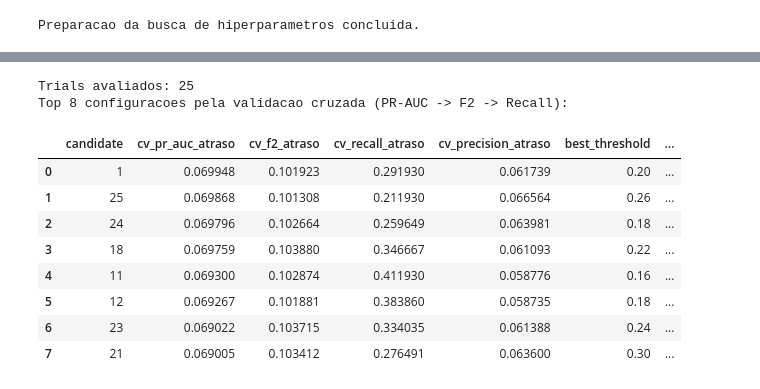
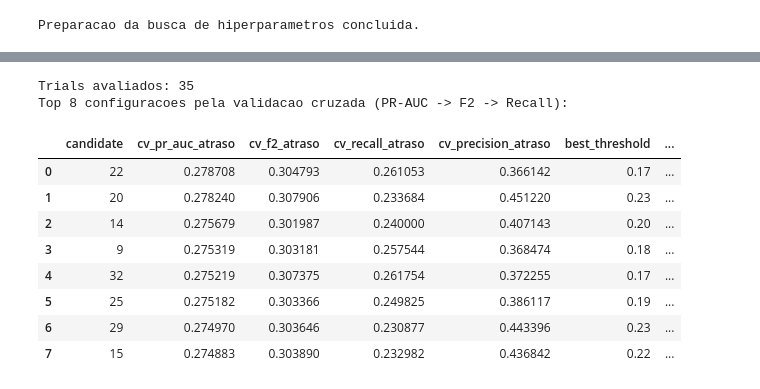
Before and after one commit to Last-Mile-Optimization/backend, a Jupyter notebook: modelo/split-temporal/XGBoost_temporal_split.ipynb, the cells around one changed output, grey strips where cells are left out. Drawn from its saved outputs; the diff is of its cells as text; code cells hidden in the pictures.

```diff
--- a/modelo/split-temporal/XGBoost_temporal_split.ipynb
+++ b/modelo/split-temporal/XGBoost_temporal_split.ipynb
@@ -200,10 +244,10 @@ def metricas_gerais(y_true, y_pred, y_proba):
     }
 
 # Configuracao do Optuna para busca de hiperparametros.
-n_trials = 25
+n_trials = 35
 study_seed = 42
 cv_tune = TimeSeriesSplit(n_splits=3)
-threshold_grid_tune = np.arange(0.10, 0.91, 0.02)
+threshold_grid_tune = np.arange(0.02, 0.30, 0.01)
 
 # Vetor binario: 1 = atraso, 0 = nao atraso.
 y_train_atraso = y_train.values
@@ -220,32 +264,52 @@ study_name = "xgb_temporal_split"
 
 def objective(trial):
     params = {
-        "n_estimators": trial.suggest_int("n_estimators", 250, 600, step=50),
-        "max_depth": trial.suggest_int("max_depth", 3, 8),
-        "learning_rate": trial.suggest_float("learning_rate", 0.01, 0.05),
-        "subsample": trial.suggest_float("subsample", 0.7, 0.9),
-        "colsample_bytree": trial.suggest_float("colsample_bytree", 0.7, 0.9),
-        "min_child_weight": trial.suggest_int("min_child_weight", 3, 9, step=2),
-        "gamma": trial.suggest_float("gamma", 0.0, 0.2),
-        "reg_alpha": trial.suggest_float("reg_alpha", 0.0, 0.3),
-        "reg_lambda": trial.suggest_float("reg_lambda", 2.0, 5.0),
-        "scale_pos_weight": scale_pos_weight,
+        # Menos árvores para evitar a memorização a longo prazo
+        "n_estimators": trial.suggest_int("n_estimators", 100, 300, step=50),
+
+        # Árvores MUITO rasas (o padrão do XGBoost é 6, vamos limitar a 4)
+        "max_depth": trial.suggest_int("max_depth", 2, 4),
+
+        # Taxa de aprendizado mais conservadora
+        "learning_rate": trial.suggest_float("learning_rate", 0.01, 0.1),
+
+        # Efeito Random Forest (usa apenas uma % das colunas e linhas por árvore)
+        "subsample": trial.suggest_float("subsample", 0.5, 0.8),
+        "colsample_bytree": trial.suggest_float("colsample_bytree", 0.5, 0.8),
+
+        # REGULARIZAÇÃO PESADA: Exige que o nó tenha "muito peso" para ser criado
+        "min_child_weight": trial.suggest_int("min_child_weight", 10, 50),
+
+        # Poda agressiva: Só divide a árvore se a redução de erro for muito boa
+        "gamma": trial.suggest_float("gamma", 1.0, 5.0),
+
+        # Penalidades matemáticas para pesos muito grandes
+        "reg_alpha": trial.suggest_float("reg_alpha", 0.5, 5.0),
+        "reg_lambda": trial.suggest_float("reg_lambda", 2.0, 10.0)
     }
-
     oof_proba_atraso = np.zeros(len(y_train), dtype=float)
 
     for fold, (tr_idx, va_idx) in enumerate(cv_tune.split(X_train, y_train), start=1):
+        # 1. Extraímos também o y correspondente à validação
         X_tr, X_va = X_train.iloc[tr_idx], X_train.iloc[va_idx]
-        y_tr = y_train.iloc[tr_idx]
+        y_tr, y_va = y_train.iloc[tr_idx], y_train.iloc[va_idx]
 
+        # 2. Ajustamos os parâmetros do modelo (padrão para XGBoost >= 1.6)
         mdl = XGBClassifier(
             objective="binary:logistic",
-            eval_metric="logloss",
+            eval_metric="aucpr", # Alterado para focar na Curva Precision-Recall
+            early_stopping_rounds=50, # Para o treinamento se o aucpr não melhorar por 50 rodadas
             random_state=1000 + trial.number * 10 + fold,
             n_jobs=-1,
             **params,
         )
-        mdl.fit(X_tr, y_tr)
+
+        # 3. Passamos os dados de validação através do eval_set
+        mdl.fit(
+            X_tr, y_tr,
+            eval_set=[(X_va, y_va)],
+            verbose=False # Desativado para não poluir o terminal durante a busca de hiperparâmetros
+        )
 
         # Probabilidade de atraso = classe positiva (1).
         proba_atraso_va = mdl.predict_proba(X_va)[:, 1]
@@ -342,12 +406,12 @@ print(f"Comando dashboard: optuna-dashboard {study_storage} --port 8080")
-Trials avaliados: 25
+Trials avaliados: 35
 Top 8 configuracoes pela validacao cruzada (PR-AUC -> F2 -> Recall):
 |  | candidate | cv_pr_auc_atraso | cv_f2_atraso | cv_recall_atraso | cv_precision_atraso | best_threshold | ... |
-| 0 | 1 | 0.069948 | 0.101923 | 0.291930 | 0.061739 | 0.20 | ... |
-| 1 | 25 | 0.069868 | 0.101308 | 0.211930 | 0.066564 | 0.26 | ... |
-| 2 | 24 | 0.069796 | 0.102664 | 0.259649 | 0.063981 | 0.18 | ... |
-| 3 | 18 | 0.069759 | 0.103880 | 0.346667 | 0.061093 | 0.22 | ... |
-| 4 | 11 | 0.069300 | 0.102874 | 0.411930 | 0.058776 | 0.16 | ... |
-| 5 | 12 | 0.069267 | 0.101881 | 0.383860 | 0.058735 | 0.18 | ... |
-| 6 | 23 | 0.069022 | 0.103715 | 0.334035 | 0.061388 | 0.24 | ... |
-| 7 | 21 | 0.069005 | 0.103412 | 0.276491 | 0.063600 | 0.30 | ... |
+| 0 | 22 | 0.278708 | 0.304793 | 0.261053 | 0.366142 | 0.17 | ... |
+| 1 | 20 | 0.278240 | 0.307906 | 0.233684 | 0.451220 | 0.23 | ... |
+| 2 | 14 | 0.275679 | 0.301987 | 0.240000 | 0.407143 | 0.20 | ... |
+| 3 | 9 | 0.275319 | 0.303181 | 0.257544 | 0.368474 | 0.18 | ... |
+| 4 | 32 | 0.275219 | 0.307375 | 0.261754 | 0.372255 | 0.17 | ... |
+| 5 | 25 | 0.275182 | 0.303366 | 0.249825 | 0.386117 | 0.19 | ... |
+| 6 | 29 | 0.274970 | 0.303646 | 0.230877 | 0.443396 | 0.23 | ... |
+| 7 | 15 | 0.274883 | 0.303890 | 0.232982 | 0.436842 | 0.22 | ... |
 Melhores hiperparametros encontrados:
```
Also changed, not shown: parts of 5 cells of this notebook.
